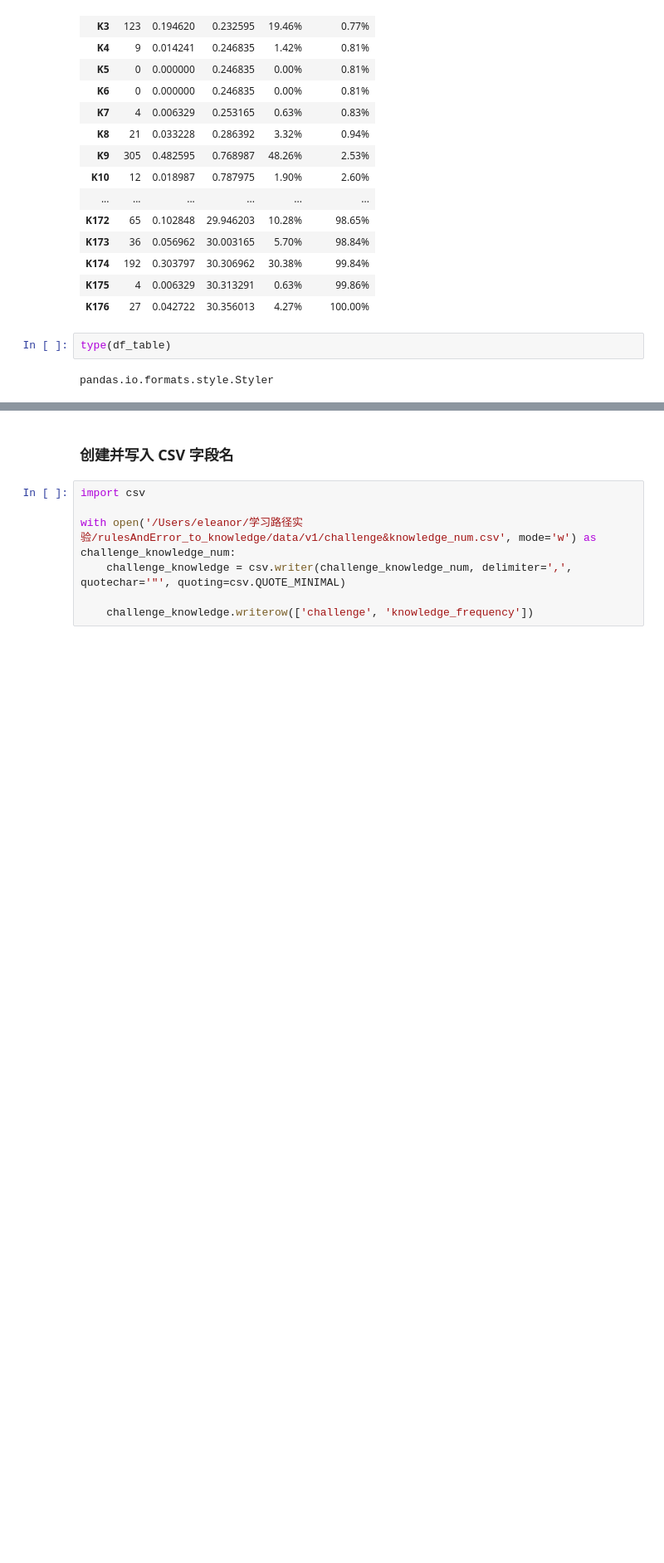
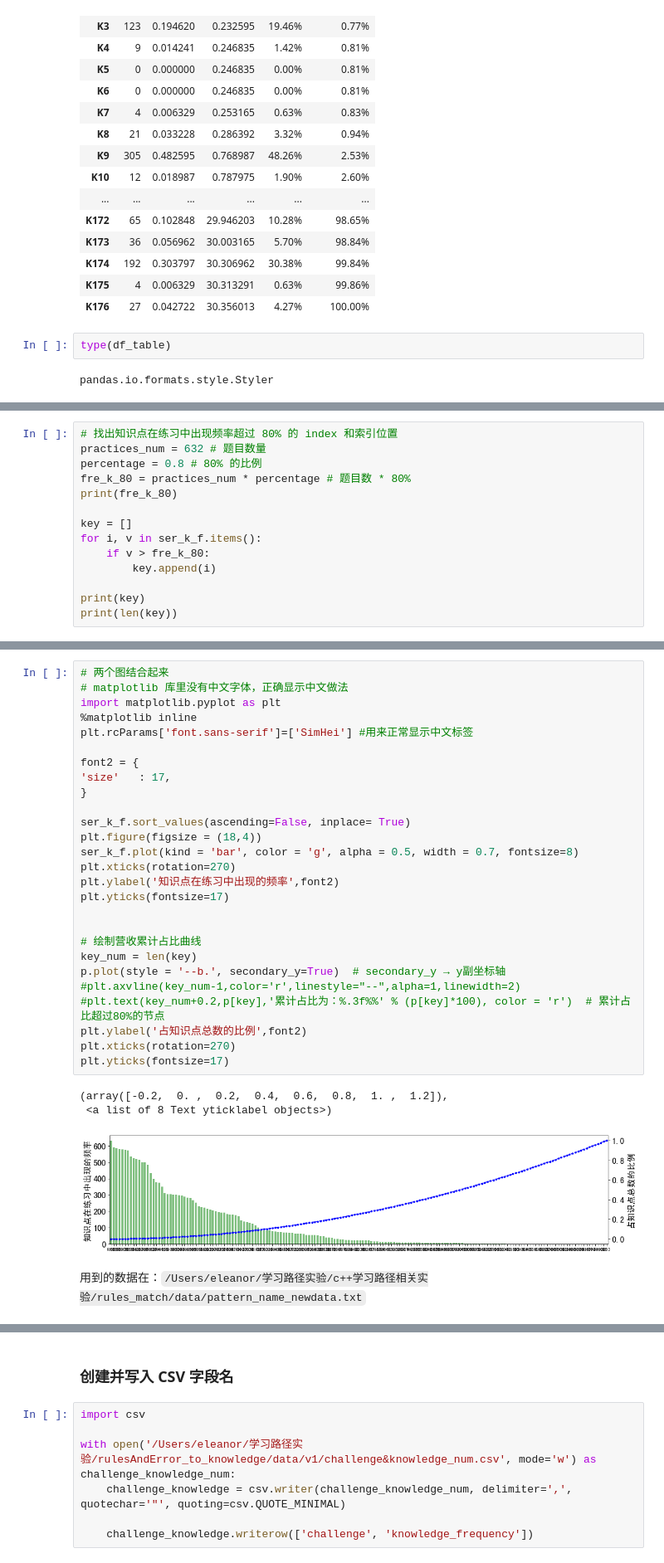
Before and after one commit to Eleanorbai/rulesAndError_to_knowledge, a Jupyter notebook: clean_data_to_draw_pic(knowledge).ipynb, the cells around one changed output, grey strips where cells are left out. Shown at 83% size. Drawn from its saved outputs; the diff is of its cells as text; blank space fills up the shorter version.

```diff
--- a/clean_data_to_draw_pic.ipynb
+++ b/clean_data_to_draw_pic(knowledge).ipynb
@@ -584,0 +857,14 @@ AttributeError: 'Styler' object has no attribute 'plot'
+# %%
+# 找出知识点在练习中出现频率超过 80% 的 index 和索引位置
+practices_num = 632 # 题目数量
+percentage = 0.8 # 80% 的比例
+fre_k_80 = practices_num * percentage # 题目数 * 80%
+print(fre_k_80)
+
+key = []
+for i, v in ser_k_f.items():
+    if v > fre_k_80:
+        key.append(i)
+
+print(key)
+print(len(key))
@@ -584,0 +912,33 @@ AttributeError: 'Styler' object has no attribute 'plot'
+# %%
+# 两个图结合起来
+# matplotlib 库里没有中文字体，正确显示中文做法
+import matplotlib.pyplot as plt
+%matplotlib inline
+plt.rcParams['font.sans-serif']=['SimHei'] #用来正常显示中文标签
+
+font2 = {
+'size'   : 17,
+}
+
+ser_k_f.sort_values(ascending=False, inplace= True)
+plt.figure(figsize = (18,4))
+ser_k_f.plot(kind = 'bar', color = 'g', alpha = 0.5, width = 0.7, fontsize=8)
+plt.xticks(rotation=270)
+plt.ylabel('知识点在练习中出现的频率',font2)
+plt.yticks(fontsize=17)
+
+
+# 绘制营收累计占比曲线
+key_num = len(key)
+p.plot(style = '--b.', secondary_y=True)  # secondary_y → y副坐标轴
+#plt.axvline(key_num-1,color='r',linestyle="--",alpha=1,linewidth=2)
+#plt.text(key_num+0.2,p[key],'累计占比为：%.3f%%' % (p[key]*100), color = 'r')  # 累计占比超过80%的节点
+plt.ylabel('占知识点总数的比例',font2)
+plt.xticks(rotation=270)
+plt.yticks(fontsize=17)
+# %% [output]
+(array([-0.2,  0. ,  0.2,  0.4,  0.6,  0.8,  1. ,  1.2]),
+ <a list of 8 Text yticklabel objects>)
+[figure, added]
+# %% [markdown]
+用到的数据在：`/Users/eleanor/学习路径实验/c++学习路径相关实验/rules_match/data/pattern_name_newdata.txt`
```
Also changed, not shown: parts of 21 cells of this notebook, 1 other file.
